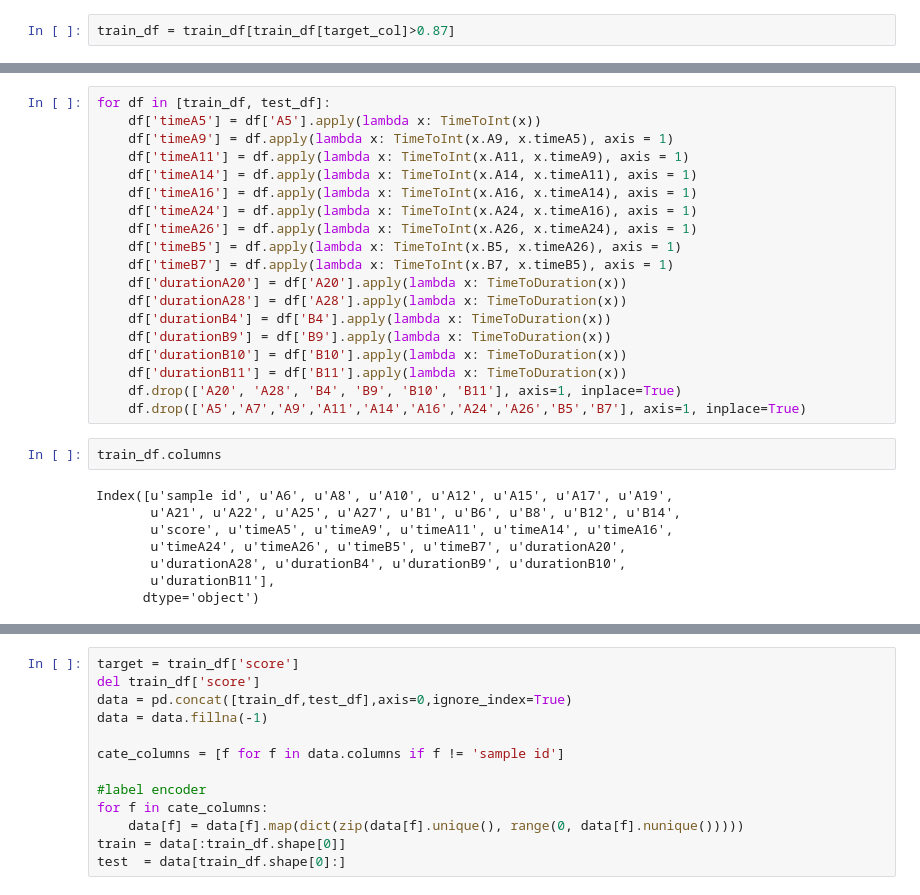
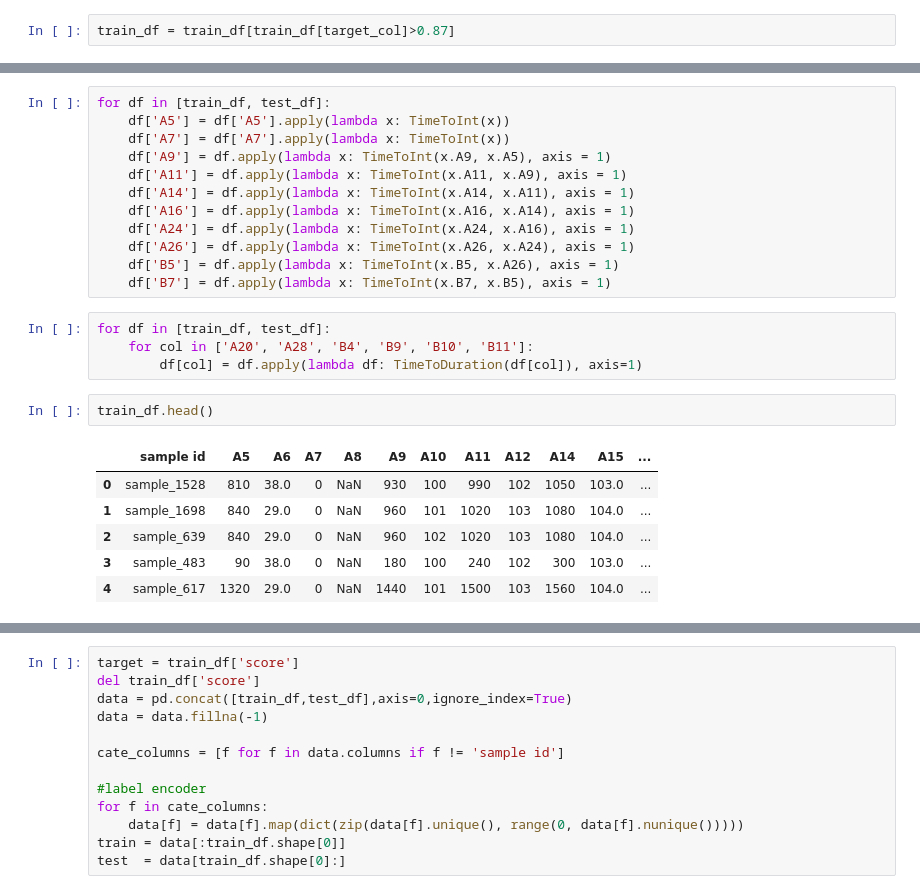
Before and after one commit to yarntime/machine-learning, a Jupyter notebook: tianchi/jinnan.ipynb, the cells around one changed output, grey strips where cells are left out. Cells and saved outputs as stored; diff of their text form.

```diff
--- a/tianchi/jinnan.ipynb
+++ b/tianchi/jinnan.ipynb
@@ -134,33 +141,29 @@ def Between(t1, t2):
     return duration
 # %%
 for df in [train_df, test_df]:
-    df['timeA5'] = df['A5'].apply(lambda x: TimeToInt(x))
-    df['timeA9'] = df.apply(lambda x: TimeToInt(x.A9, x.timeA5), axis = 1)
-    df['timeA11'] = df.apply(lambda x: TimeToInt(x.A11, x.timeA9), axis = 1)
-    df['timeA14'] = df.apply(lambda x: TimeToInt(x.A14, x.timeA11), axis = 1)
-    df['timeA16'] = df.apply(lambda x: TimeToInt(x.A16, x.timeA14), axis = 1)
-    df['timeA24'] = df.apply(lambda x: TimeToInt(x.A24, x.timeA16), axis = 1)
-    df['timeA26'] = df.apply(lambda x: TimeToInt(x.A26, x.timeA24), axis = 1)
-    df['timeB5'] = df.apply(lambda x: TimeToInt(x.B5, x.timeA26), axis = 1)
-    df['timeB7'] = df.apply(lambda x: TimeToInt(x.B7, x.timeB5), axis = 1)
-    df['durationA20'] = df['A20'].apply(lambda x: TimeToDuration(x))
-    df['durationA28'] = df['A28'].apply(lambda x: TimeToDuration(x))
-    df['durationB4'] = df['B4'].apply(lambda x: TimeToDuration(x))
-    df['durationB9'] = df['B9'].apply(lambda x: TimeToDuration(x))
-    df['durationB10'] = df['B10'].apply(lambda x: TimeToDuration(x))
-    df['durationB11'] = df['B11'].apply(lambda x: TimeToDuration(x))
-    df.drop(['A20', 'A28', 'B4', 'B9', 'B10', 'B11'], axis=1, inplace=True)
-    df.drop(['A5','A7','A9','A11','A14','A16','A24','A26','B5','B7'], axis=1, inplace=True)
+    df['A5'] = df['A5'].apply(lambda x: TimeToInt(x))
+    df['A7'] = df['A7'].apply(lambda x: TimeToInt(x))
+    df['A9'] = df.apply(lambda x: TimeToInt(x.A9, x.A5), axis = 1)
+    df['A11'] = df.apply(lambda x: TimeToInt(x.A11, x.A9), axis = 1)
+    df['A14'] = df.apply(lambda x: TimeToInt(x.A14, x.A11), axis = 1)
+    df['A16'] = df.apply(lambda x: TimeToInt(x.A16, x.A14), axis = 1)
+    df['A24'] = df.apply(lambda x: TimeToInt(x.A24, x.A16), axis = 1)
+    df['A26'] = df.apply(lambda x: TimeToInt(x.A26, x.A24), axis = 1)
+    df['B5'] = df.apply(lambda x: TimeToInt(x.B5, x.A26), axis = 1)
+    df['B7'] = df.apply(lambda x: TimeToInt(x.B7, x.B5), axis = 1)
+# %%
+for df in [train_df, test_df]:
+    for col in ['A20', 'A28', 'B4', 'B9', 'B10', 'B11']:
+        df[col] = df.apply(lambda df: TimeToDuration(df[col]), axis=1)
 # %%
-train_df.columns
+train_df.head()
 # %% [output]
-Index([u'sample id', u'A6', u'A8', u'A10', u'A12', u'A15', u'A17', u'A19',
-       u'A21', u'A22', u'A25', u'A27', u'B1', u'B6', u'B8', u'B12', u'B14',
-       u'score', u'timeA5', u'timeA9', u'timeA11', u'timeA14', u'timeA16',
-       u'timeA24', u'timeA26', u'timeB5', u'timeB7', u'durationA20',
-       u'durationA28', u'durationB4', u'durationB9', u'durationB10',
-       u'durationB11'],
-      dtype='object')
+|  | sample id | A5 | A6 | A7 | A8 | A9 | A10 | A11 | A12 | A14 | A15 | ... |
+| 0 | sample_1528 | 810 | 38.0 | 0 | NaN | 930 | 100 | 990 | 102 | 1050 | 103.0 | ... |
+| 1 | sample_1698 | 840 | 29.0 | 0 | NaN | 960 | 101 | 1020 | 103 | 1080 | 104.0 | ... |
+| 2 | sample_639 | 840 | 29.0 | 0 | NaN | 960 | 102 | 1020 | 103 | 1080 | 104.0 | ... |
+| 3 | sample_483 | 90 | 38.0 | 0 | NaN | 180 | 100 | 240 | 102 | 300 | 103.0 | ... |
+| 4 | sample_617 | 1320 | 29.0 | 0 | NaN | 1440 | 101 | 1500 | 103 | 1560 | 104.0 | ... |
 # %%
 def toFloat(str):
     try:
```
Also changed, not shown: parts of 12 cells of this notebook, 1 other file.
